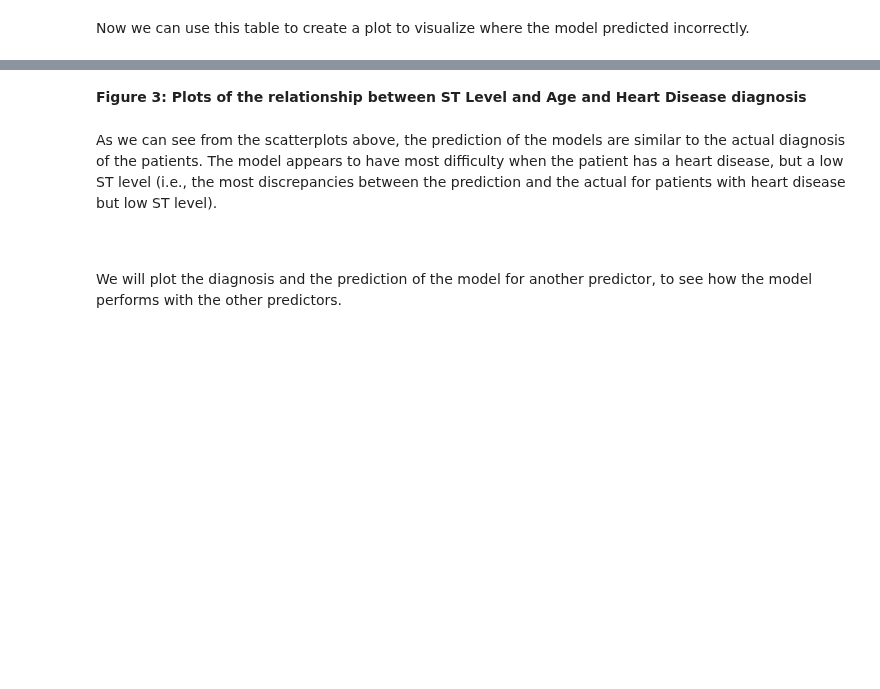
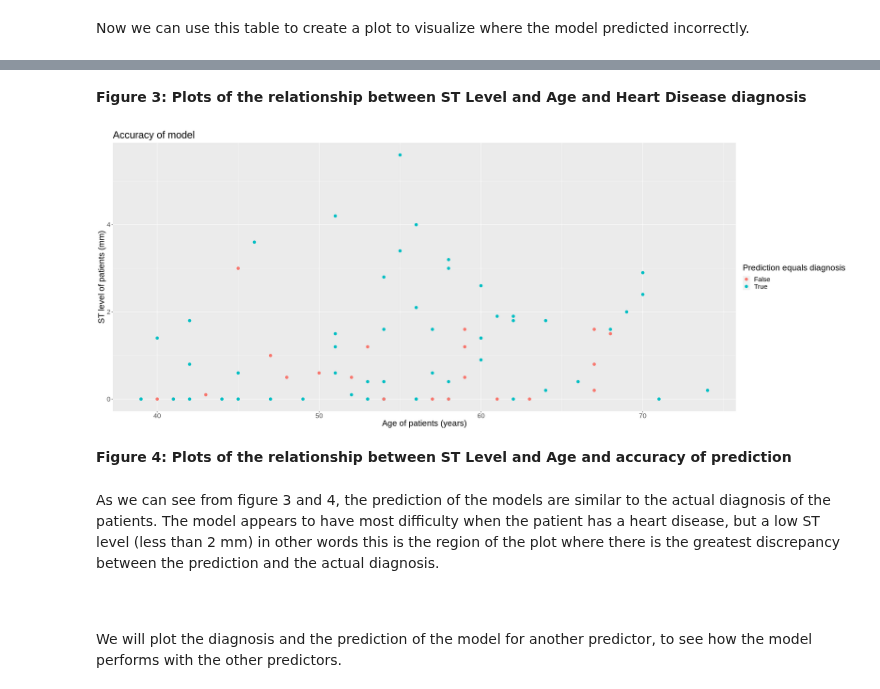
Before and after one commit to sendhelpDSCI/UBC_DSCI100_Group166, a Jupyter notebook: Final Report.ipynb, the cells around one changed output, grey strips where cells are left out. Cells and saved outputs as stored; diff of their text form; code cells hidden in the pictures; blank space fills up the shorter version.

```diff
--- a/Final Report.ipynb
+++ b/Final Report.ipynb
@@ -258,8 +266,20 @@ plot_grid(testing_plot_age_ST, prediction_plot_age_ST)
+# %% [markdown]
+**Figure 3: Plots of the relationship between ST Level and Age and Heart Disease diagnosis**
+# %%
+pred_vs_actual<-accuracy_table|>
+ggplot(aes(x=age, y=ST_level, colour=equal))+
+geom_point(size=3)+
+labs(x='Age of patients (years)', y='ST level of patients (mm)', colour='Prediction equals diagnosis')+
+ggtitle('Accuracy of model')+
+theme(text=element_text(size=20))
+pred_vs_actual
+# %% [output]
+[figure, added]
 # %% [markdown]
-**Figure 3: Plots of the relationship between ST Level and Age and Heart Disease diagnosis**
+**Figure 4: Plots of the relationship between ST Level and Age and accuracy of prediction**
 # %% [markdown]
-As we can see from the scatterplots above, the prediction of the models are similar to the actual diagnosis
-of the patients. The model appears to have most difficulty when the patient has a heart disease, but a low ST level (i.e., the most discrepancies between the prediction and the actual for patients with heart disease but low ST level).
+As we can see from figure 3 and 4, the prediction of the models are similar to the actual diagnosis
+of the patients. The model appears to have most difficulty when the patient has a heart disease, but a low ST level (less than 2 mm) in other words this is the region of the plot where there is the greatest discrepancy between the prediction and the actual diagnosis.
 # %% [markdown]
 <p>&nbsp;</p>
 We will plot the diagnosis and the prediction of the model for another predictor, to see how the model performs with the other predictors.
```
Also changed, not shown: parts of 5 cells of this notebook.
